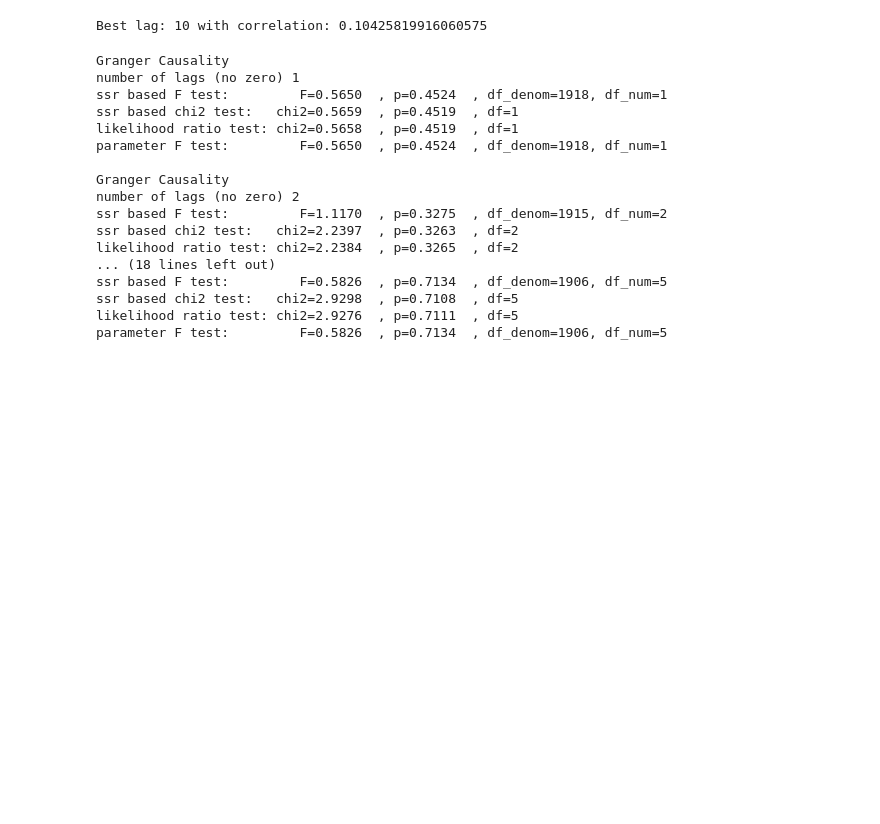
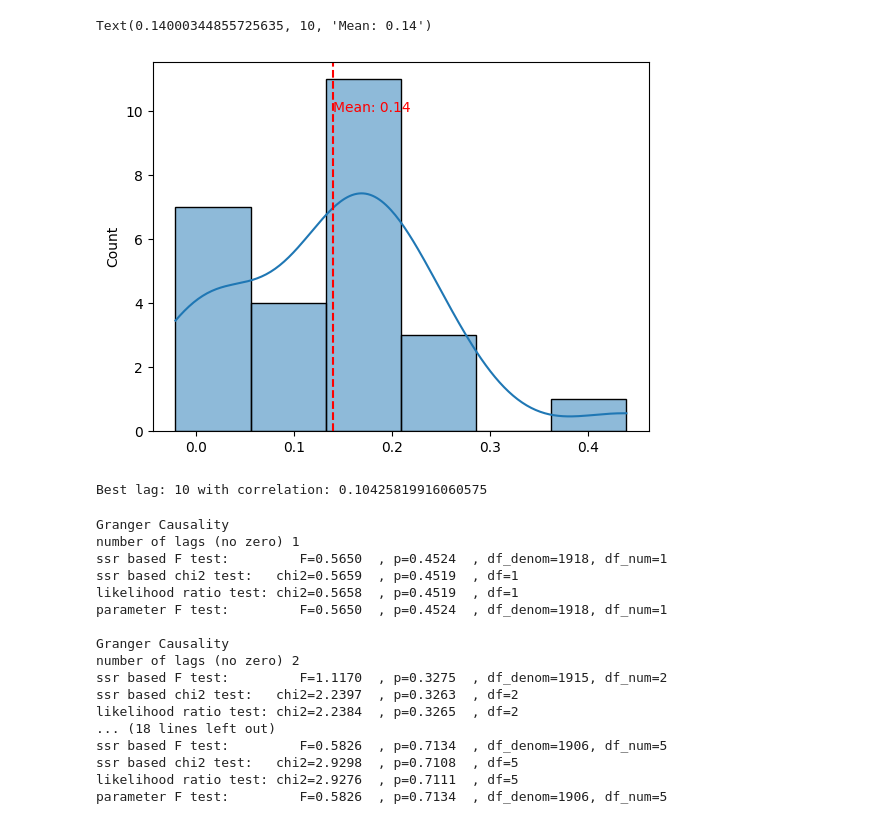
Before and after one commit to ramashisx/BTP, a Jupyter notebook: notebooks/analysis.ipynb, the cells around one changed output. Cells and saved outputs as stored; diff of their text form; code cells hidden in the pictures; blank space fills up the shorter version.

Commit message:
added simple histogram plot

```diff
--- a/notebooks/analysis.ipynb
+++ b/notebooks/analysis.ipynb
@@ -8,6 +8,7 @@ with open("../data/metadata.py") as fp:
     data = fp.read()
     METADATA = eval(data.replace("\n", ""))
 # %%
+correlations = []
 for data in METADATA:
 
     LINK = data["link"]
@@ -21,8 +22,9 @@ for data in METADATA:
     hist["Date"] = pd.to_datetime(hist["Date"]).dt.date
     merged_data = data.merge(hist, how="right")
     merged_data = merged_data.bfill()
-
-    print(merged_data[["Adj Close", "sentiment"]].corr())
+    corr = merged_data[["Adj Close", "sentiment"]].corr().fillna(0)
+    print(corr)
+    correlations.append(corr["sentiment"][0])
 # %% [output]
 https://www.moneycontrol.com/news/tags/hdfc.html/news/ HDFC
 [*********************100%%**********************]  1 of 1 completed
@@ -53,3 +50,11 @@ sentiment   0.199767   1.000000
+# %%
+sns.histplot(correlations, kde=True)
+mean_value = sum(correlations)/len(correlations)
+plt.axvline(mean_value, color='red', linestyle='--')
+plt.text(mean_value, 10, f'Mean: {mean_value:.2f}', color='red')
+# %% [output]
+Text(0.14000344855725635, 10, 'Mean: 0.14')
+[figure, added]
 # %%
 import pandas as pd
 import numpy as np
```
Also changed, not shown: parts of 2 cells of this notebook.
